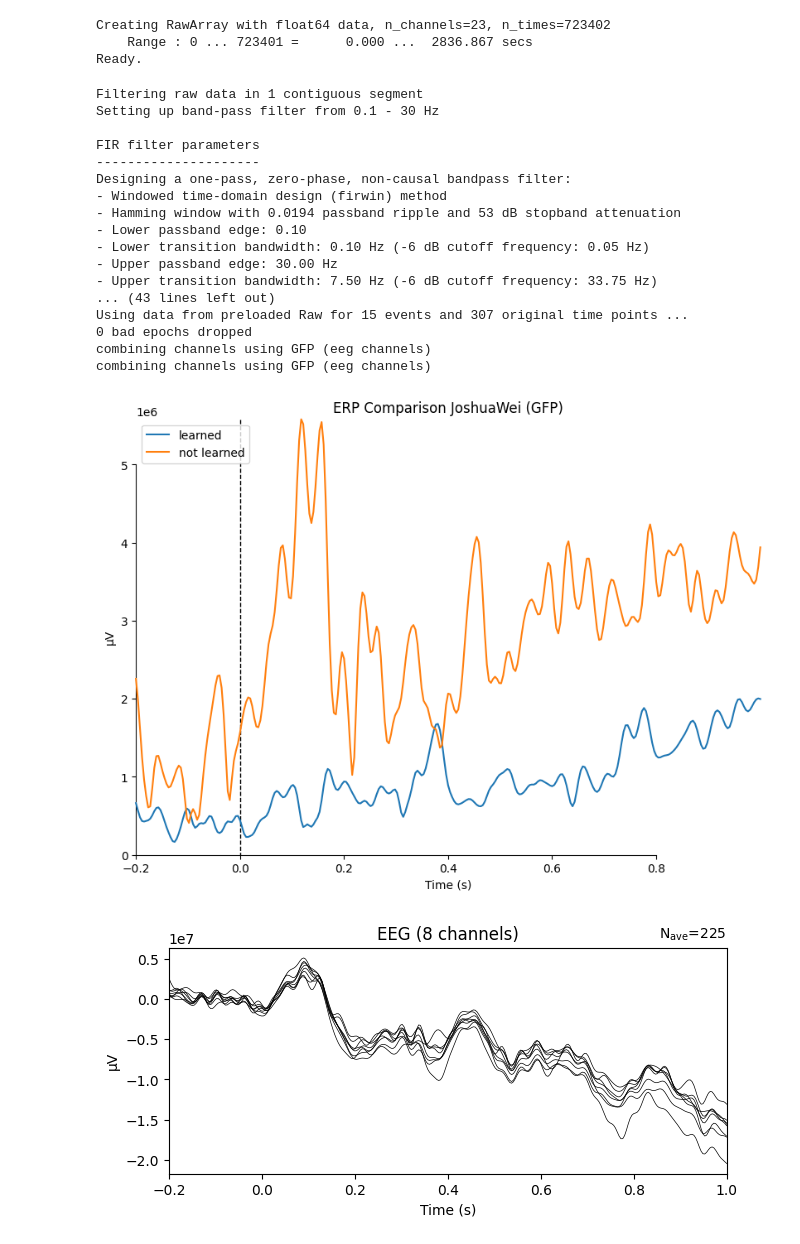
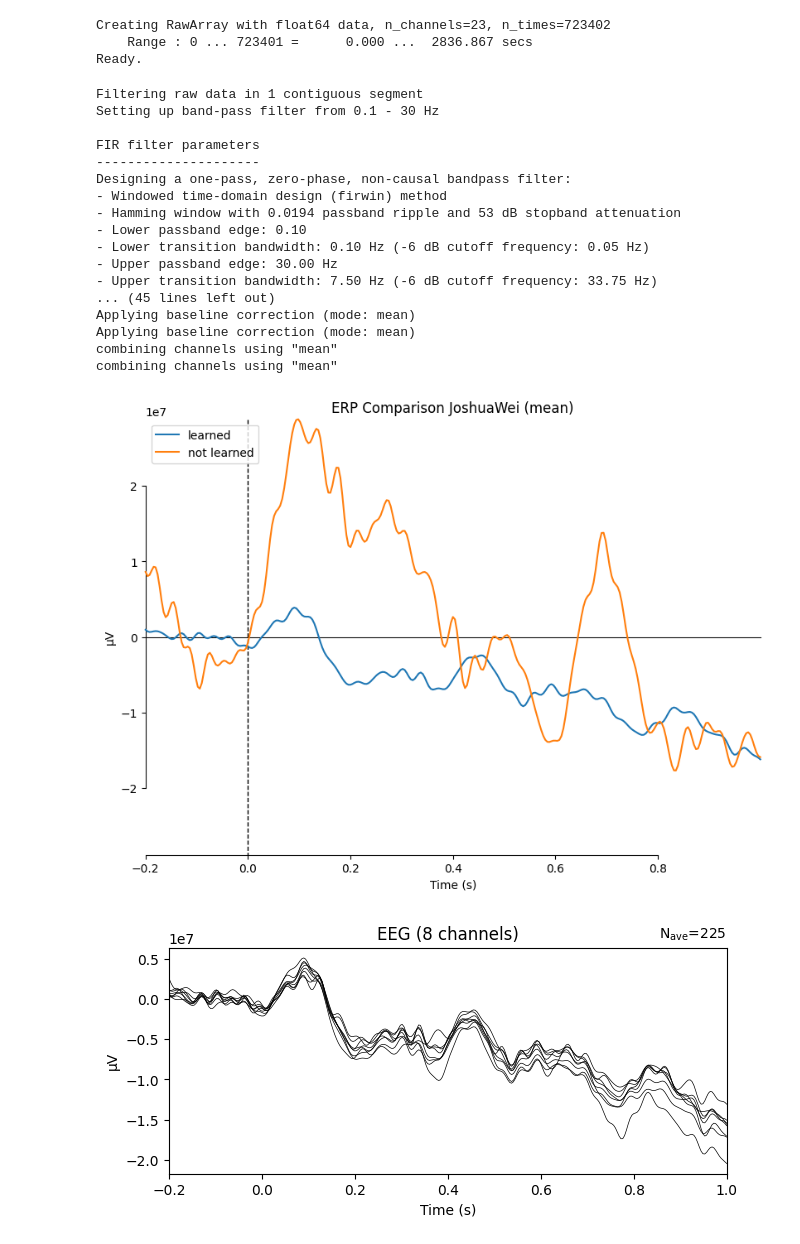
Before and after one commit to Neurotech-Davis/NeuroLingo, a Jupyter notebook: pre_processing/preprocessing scripts.ipynb, the cells around one changed output. Cells and saved outputs as stored; diff of their text form; code cells hidden in the pictures.

```diff
--- a/pre_processing/preprocessing scripts.ipynb
+++ b/pre_processing/preprocessing scripts.ipynb
@@ -845,8 +843,13 @@ def ERP_graph(path_EEG_CSV, path_PsychoPy_log, path_PsychoPy_CSV, participantNam
 
 	# return for VISUALIZATION
 	if (consider_certainty):
+		# Plot all individual epoch lines
+		#certainly_learned_event_epochs.plot(n_epochs=len(certainly_learned_event_epochs), event_id={'certainly_learned':1}, picks='data')
+		#not_learned_event_epochs.plot(n_epochs=len(not_learned_event_epochs), event_id={'not_learned':2}, picks='data')
 		return certainly_learned_event_epochs, not_learned_event_epochs
 	else:
+		#learned_event_epochs.plot(n_epochs=len(learned_event_epochs), event_id={'learned':1}, picks='data')
+		#not_learned_event_epochs.plot(n_epochs=len(not_learned_event_epochs), event_id={'not_learned':2}, picks='data')
 		return learned_event_epochs, not_learned_event_epochs
 
 
@@ -899,17 +902,21 @@ Chengyi = {
 }
 
 participants = [JoshuaIrby, JoshuaWei, Sarah, Devin, Afnaan, Chengyi]
+participants = [JoshuaIrby, JoshuaWei, Afnaan] # Filter out GOOD N400 readings
+
 learned_evoked_list = []
 not_learned_evoked_list = []
 for participant in participants:
 
 	# For individual graph
-
 	learned_event_epochs, not_learned_event_epochs = ERP_graph(participant["eeg"], participant["psychopy_log"], participant["psychopy_csv"], participant["name"], consider_certainty=False)
+	learned_event_epochs.apply_baseline(baseline=(None, 0))  # Baseline correction from the start of the epoch to time 0
+	not_learned_event_epochs.apply_baseline(baseline=(None, 0))
 	learned_evoked = learned_event_epochs.average()
 	not_learned_evoked = not_learned_event_epochs.average()
+
 	evoked_dict = {"learned": learned_evoked, "not learned": not_learned_evoked}
-	mne.viz.plot_compare_evokeds(evoked_dict, picks="eeg", title=f"ERP Comparison {participant["name"]}", ci=0.5)
+	mne.viz.plot_compare_evokeds(evoked_dict, combine='mean', title=f"ERP Comparison {participant["name"]}", ci=0.5)
 	learned_evoked.plot()
 	not_learned_evoked.plot()
 
@@ -917,7 +924,7 @@ for participant in participants:
 	learned_evoked_list.append(learned_event_epochs.average())
 	not_learned_evoked_list.append(not_learned_event_epochs.average())
 evoked_dict = {"learned": mne.combine_evoked(learned_evoked_list, weights='equal'), "not_learned": mne.combine_evoked(not_learned_evoked_list, weights='equal')}
-mne.viz.plot_compare_evokeds(evoked_dict, picks='eeg', title='ERP Grand Average')
+mne.viz.plot_compare_evokeds(evoked_dict, combine='mean', picks='eeg', title='ERP Grand Average')
 # %% [output]
 Creating RawArray with float64 data, n_channels=23, n_times=749956
     Range : 0 ... 749955 =      0.000 ...  2941.000 secs
@@ -943,25 +950,25 @@ combining channels using GFP (eeg channels)
 [figure]
 [figure]
 Creating RawArray with float64 data, n_channels=23, n_times=723402
     Range : 0 ... 723401 =      0.000 ...  2836.867 secs
 Ready.
 Filtering raw data in 1 contiguous segment
 Setting up band-pass filter from 0.1 - 30 Hz
 
 FIR filter parameters
 ---------------------
 Designing a one-pass, zero-phase, non-causal bandpass filter:
 - Windowed time-domain design (firwin) method
 - Hamming window with 0.0194 passband ripple and 53 dB stopband attenuation
 - Lower passband edge: 0.10
 - Lower transition bandwidth: 0.10 Hz (-6 dB cutoff frequency: 0.05 Hz)
 - Upper passband edge: 30.00 Hz
 - Upper transition bandwidth: 7.50 Hz (-6 dB cutoff frequency: 33.75 Hz)
-... (43 lines left out)
-Using data from preloaded Raw for 15 events and 307 original time points ...
-0 bad epochs dropped
-combining channels using GFP (eeg channels)
-combining channels using GFP (eeg channels)
+... (45 lines left out)
+Applying baseline correction (mode: mean)
+Applying baseline correction (mode: mean)
+combining channels using "mean"
+combining channels using "mean"
-[figure, old version]
+[figure, new version]
 [figure]
 [figure]
```
Also changed, not shown: parts of 2 cells of this notebook.
